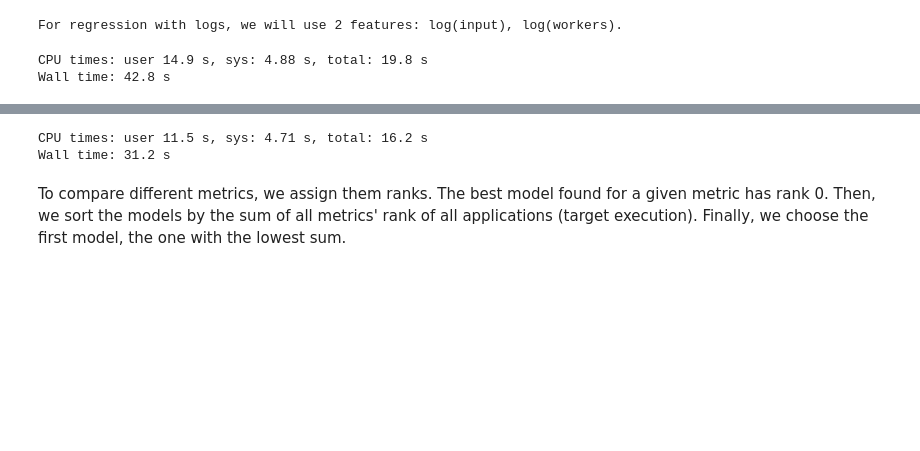
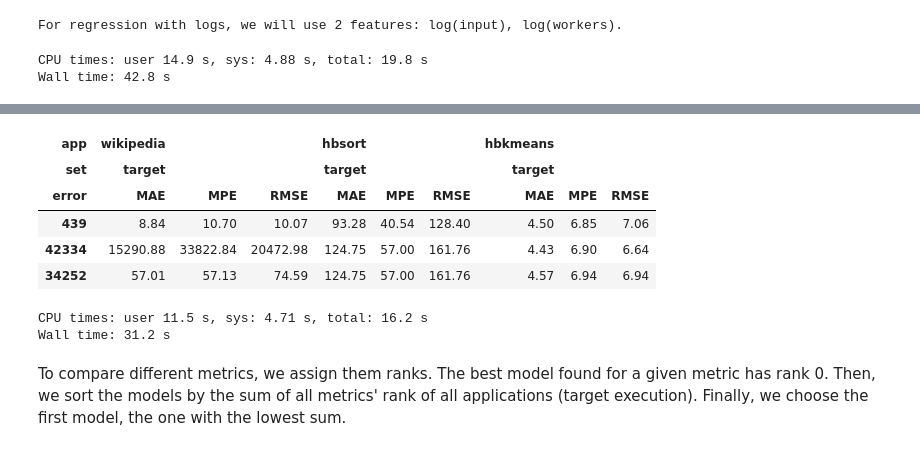
Before and after one commit to cemsbr/phd_notebook, a Jupyter notebook: notebooks/002-Wikipedia, HBSort, HBKmeans - No disk.ipynb, the cells around one changed output, grey strips where cells are left out. Cells and saved outputs as stored; diff of their text form; code cells hidden in the pictures; blank space fills up the shorter version.

```diff
--- a/notebooks/002-Wikipedia, HBSort, HBKmeans - No disk.ipynb
+++ b/notebooks/002-Wikipedia, HBSort, HBKmeans - No disk.ipynb
@@ -370,0 +379,3 @@ Wall time: 42.8 s
+# %%
+cols2drop = [(app, 'profiling', err) for app in APPS for err in errs]
+df_values.loc[15:16,:].drop(cols2drop, axis=1)
@@ -371,3 +388,12 @@ Wall time: 42.8 s
+# %%
+df_values.drop(cols2drop, axis=1).sort_values(('hbkmeans', 'target', 'MPE')).head(3)
+# %% [output]
+| app | wikipedia |  |  | hbsort |  |  | hbkmeans |  |  |
+| set | target |  |  | target |  |  | target |  |  |
+| error | MAE | MPE | RMSE | MAE | MPE | RMSE | MAE | MPE | RMSE |
+| 439 | 8.84 | 10.70 | 10.07 | 93.28 | 40.54 | 128.40 | 4.50 | 6.85 | 7.06 |
+| 42334 | 15290.88 | 33822.84 | 20472.98 | 124.75 | 57.00 | 161.76 | 4.43 | 6.90 | 6.64 |
+| 34252 | 57.01 | 57.13 | 74.59 | 124.75 | 57.00 | 161.76 | 4.57 | 6.94 | 6.94 |
 # %%
 %%time
 # Create rank columns
```
Also changed, not shown: parts of 8 cells of this notebook.
